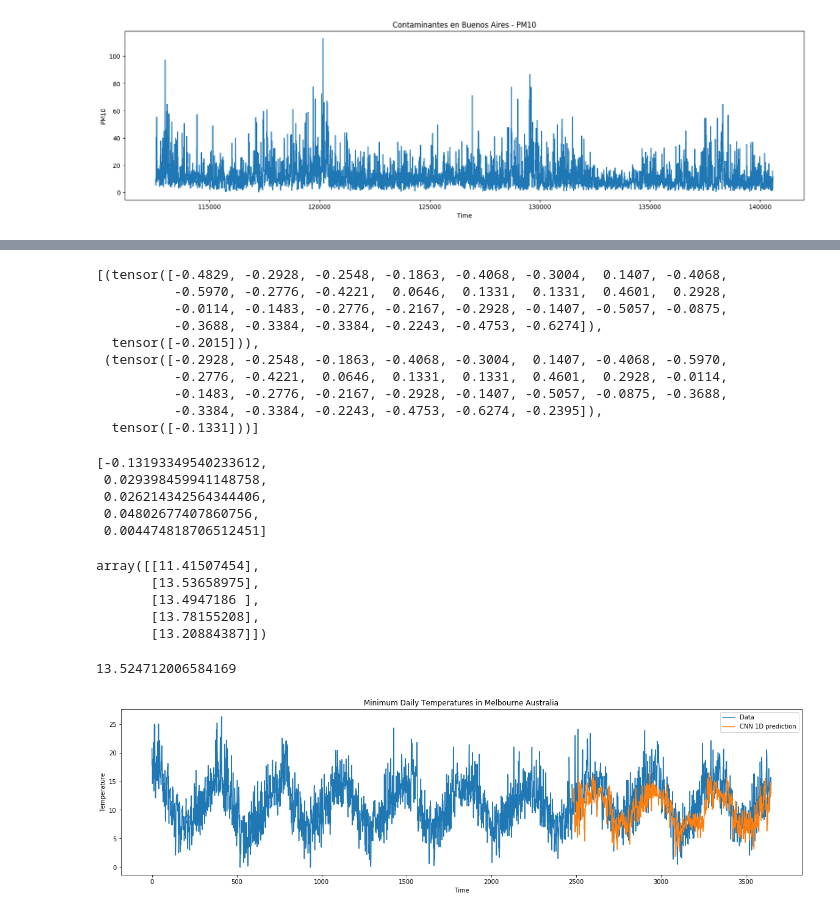
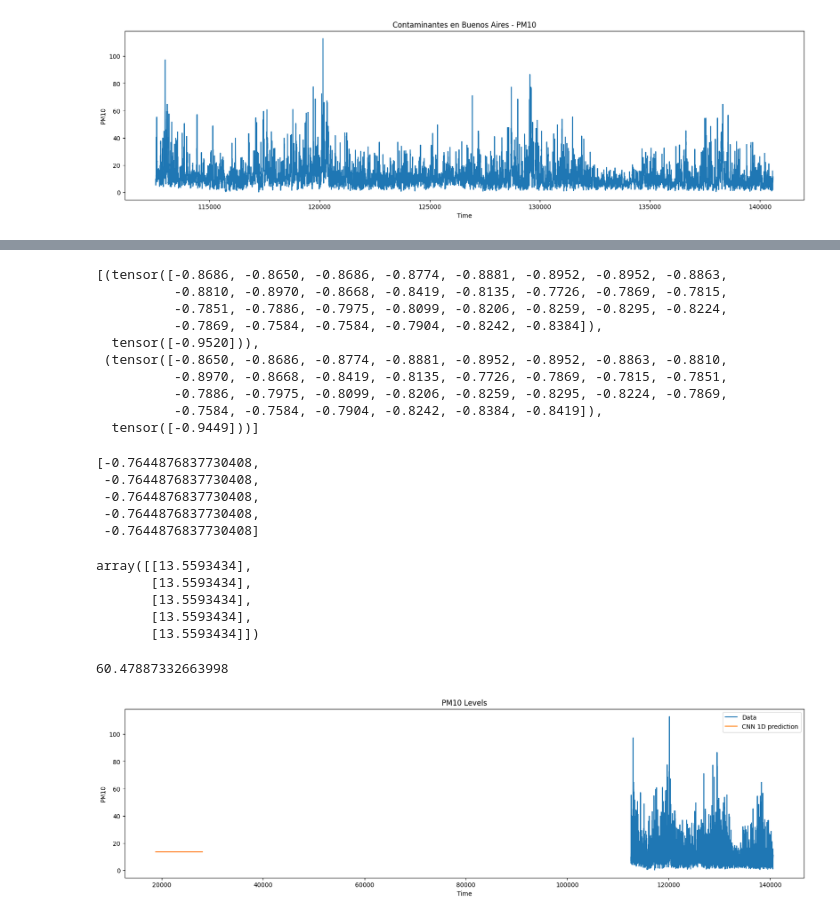
Before and after one commit to bitazaratustra/ts-weather-pipeline, a Jupyter notebook: notebooks/TimeSeries_CNN1D_pytorch (1).ipynb, the cells around one changed output, grey strips where cells are left out. Drawn from its saved outputs; the diff is of its cells as text; code cells hidden in the pictures.

```diff
--- a/notebooks/TimeSeries_CNN1D_pytorch (1).ipynb
+++ b/notebooks/TimeSeries_CNN1D_pytorch (1).ipynb
@@ -12,6 +12,12 @@ from sklearn.metrics import mean_squared_error
 %matplotlib inline
 # %%
 data = pd.read_csv('../data/df_clean.csv')
+data = data[[
+    'temperature_openmeteo', 'relativehumidity_openmeteo', 'windspeed_openmeteo',
+    'pressure_openmeteo', 'windangle_openmeteo', 'precipitation_openmeteo',
+    'pm10_openmeteo', 'no2_openmeteo'
+]]
+data = data.dropna(subset=["pm10_openmeteo"])
 print(data.shape)
 data.head()
 # %% [output]
@@ -141,16 +159,16 @@ test_norm = torch.FloatTensor(test_norm).view(-1)
 test_input_output = create_input_output(test_norm, window, ndays)
 test_input_output[:2]
 # %% [output]
-[(tensor([-0.4829, -0.2928, -0.2548, -0.1863, -0.4068, -0.3004,  0.1407, -0.4068,
-          -0.5970, -0.2776, -0.4221,  0.0646,  0.1331,  0.1331,  0.4601,  0.2928,
-          -0.0114, -0.1483, -0.2776, -0.2167, -0.2928, -0.1407, -0.5057, -0.0875,
-          -0.3688, -0.3384, -0.3384, -0.2243, -0.4753, -0.6274]),
-  tensor([-0.2015])),
- (tensor([-0.2928, -0.2548, -0.1863, -0.4068, -0.3004,  0.1407, -0.4068, -0.5970,
-          -0.2776, -0.4221,  0.0646,  0.1331,  0.1331,  0.4601,  0.2928, -0.0114,
-          -0.1483, -0.2776, -0.2167, -0.2928, -0.1407, -0.5057, -0.0875, -0.3688,
-          -0.3384, -0.3384, -0.2243, -0.4753, -0.6274, -0.2395]),
-  tensor([-0.1331]))]
+[(tensor([-0.8686, -0.8650, -0.8686, -0.8774, -0.8881, -0.8952, -0.8952, -0.8863,
+          -0.8810, -0.8970, -0.8668, -0.8419, -0.8135, -0.7726, -0.7869, -0.7815,
+          -0.7851, -0.7886, -0.7975, -0.8099, -0.8206, -0.8259, -0.8295, -0.8224,
+          -0.7869, -0.7584, -0.7584, -0.7904, -0.8242, -0.8384]),
+  tensor([-0.9520])),
+ (tensor([-0.8650, -0.8686, -0.8774, -0.8881, -0.8952, -0.8952, -0.8863, -0.8810,
+          -0.8970, -0.8668, -0.8419, -0.8135, -0.7726, -0.7869, -0.7815, -0.7851,
+          -0.7886, -0.7975, -0.8099, -0.8206, -0.8259, -0.8295, -0.8224, -0.7869,
+          -0.7584, -0.7584, -0.7904, -0.8242, -0.8384, -0.8419]),
+  tensor([-0.9449]))]
 # %%
 y_pred_norm = []
 for inputs, labels in test_input_output:
@@ -159,34 +177,34 @@ for inputs, labels in test_input_output:
         y_pred_norm.append(model(inputs).item())
 y_pred_norm[:5]
 # %% [output]
-[-0.13193349540233612,
- 0.029398459941148758,
- 0.026214342564344406,
- 0.04802677407860756,
- 0.004474818706512451]
+[-0.7644876837730408,
+ -0.7644876837730408,
+ -0.7644876837730408,
+ -0.7644876837730408,
+ -0.7644876837730408]
 # %%
 y_pred = sc.inverse_transform(np.array(y_pred_norm).reshape(-1, 1))
 y_pred[:5]
 # %% [output]
-array([[11.41507454],
-       [13.53658975],
-       [13.4947186 ],
-       [13.78155208],
-       [13.20884387]])
+array([[13.5593434],
+       [13.5593434],
+       [13.5593434],
+       [13.5593434],
+       [13.5593434]])
 # %%
 y_true = test[window+ndays:]
 # %%
 mean_squared_error(y_true, y_pred)
 # %% [output]
-13.524712006584169
+60.47887332663998
 # %%
 plt.figure(figsize = [20,5])
-plt.plot(data.Temp, label="Data")
+plt.plot(data.pm10_openmeteo, label="Data")
 plt.plot(range(len(train)+window+ndays, len(train) + len(test)), y_pred, label="CNN 1D prediction")
-plt.title("Minimum Daily Temperatures in Melbourne Australia")
+plt.title("PM10 Levels")
 plt.xlabel("Time")
-plt.ylabel("Temperature")
+plt.ylabel("PM10")
 plt.legend()
 plt.show()
 # %% [output]
-[figure, old version]
+[figure, new version]
```
Also changed, not shown: parts of 4 cells of this notebook, 1 other file.
